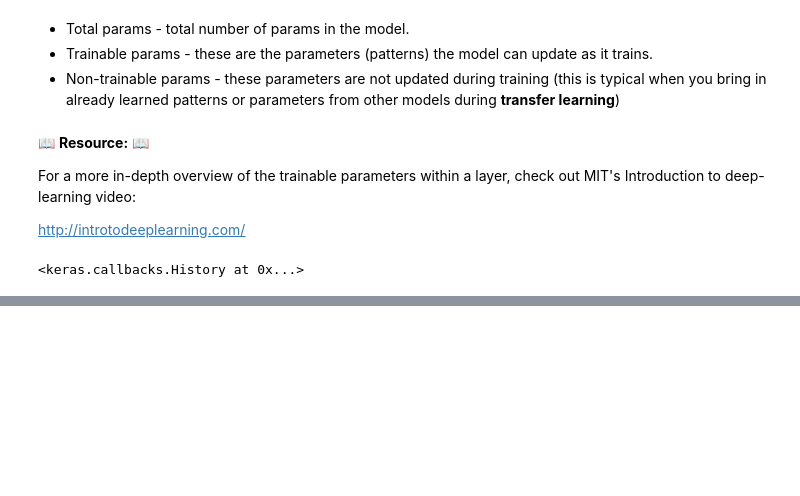
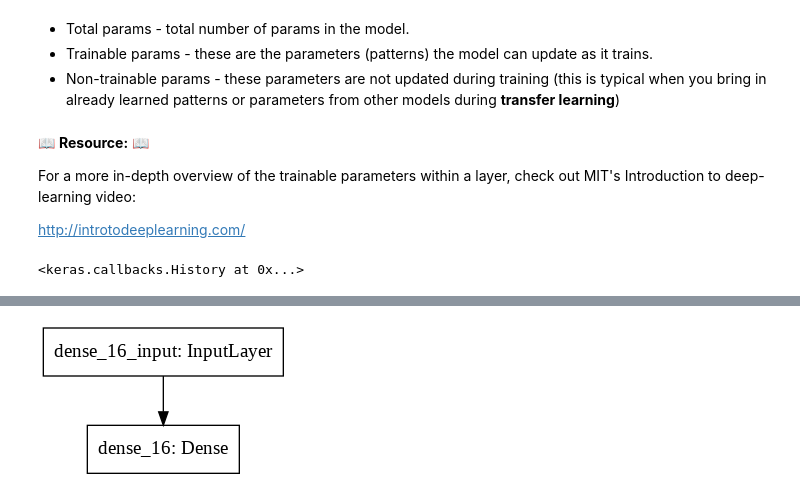
Before and after one commit to Tower5954/Intro_to_tensorflow, a Jupyter notebook: 01_neural_network_regression_with_tensorflow.ipynb, the cells around one changed output, grey strips where cells are left out. Cells and saved outputs as stored; diff of their text form; code cells hidden in the pictures; blank space fills up the shorter version.

```diff
--- a/01_neural_network_regression_with_tensorflow.ipynb
+++ b/01_neural_network_regression_with_tensorflow.ipynb
@@ -424,7 +442,7 @@ tf.random.set_seed(42)
 
 # 1. Create a model
 model = tf.keras.Sequential([
-    tf.keras.layers.Dense(1, input_shape=[1])
+    tf.keras.layers.Dense(10, input_shape=[1])
 ])
 
 # 2. Compile the model
@@ -463,0 +499,4 @@ model.fit(X_train, y_train, epochs=100, verbose=0)
+# %%
+plot_model(model=model)
+# %% [output]
+[figure, added]
```
Also changed, not shown: parts of 27 cells of this notebook.
